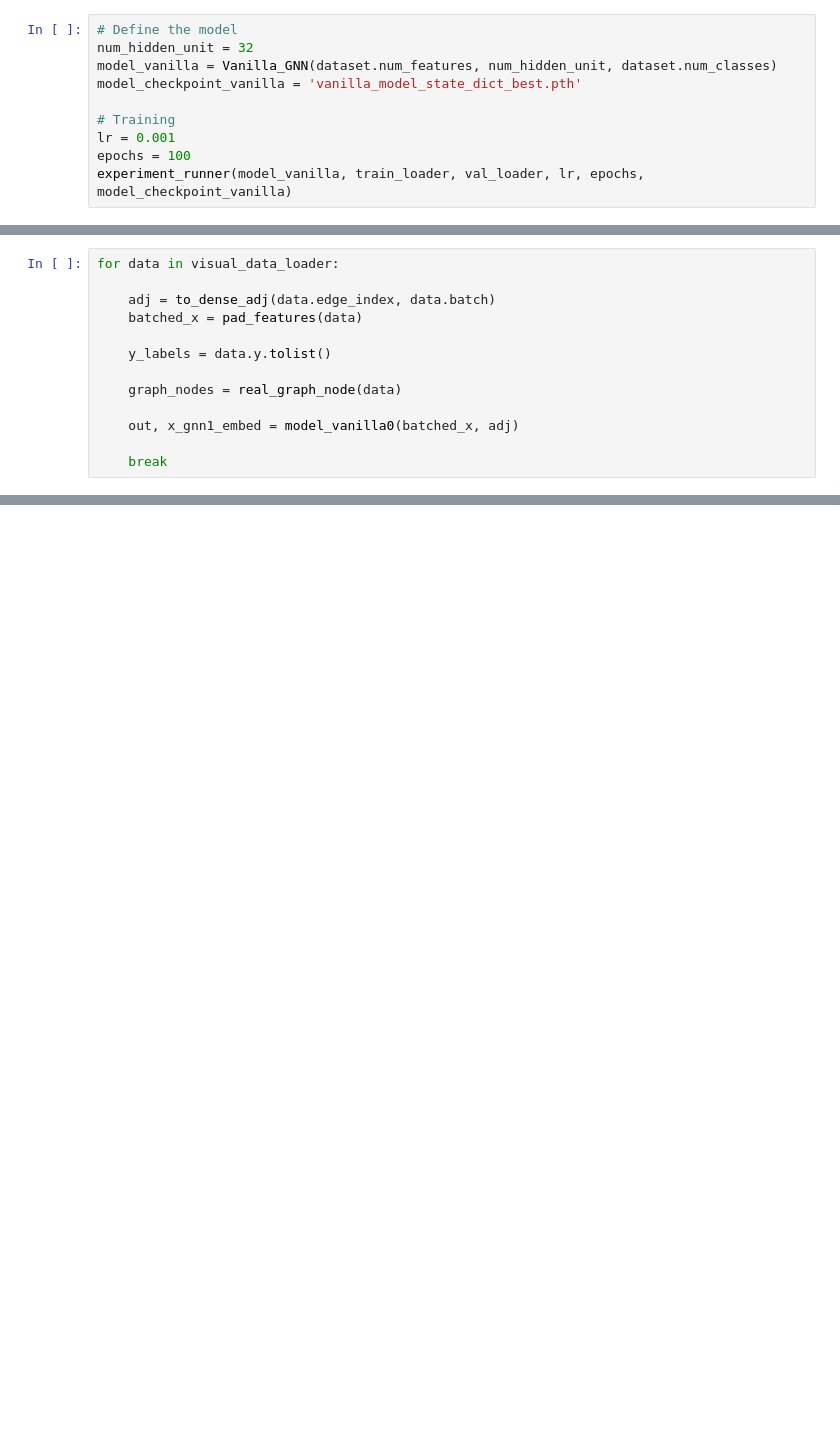
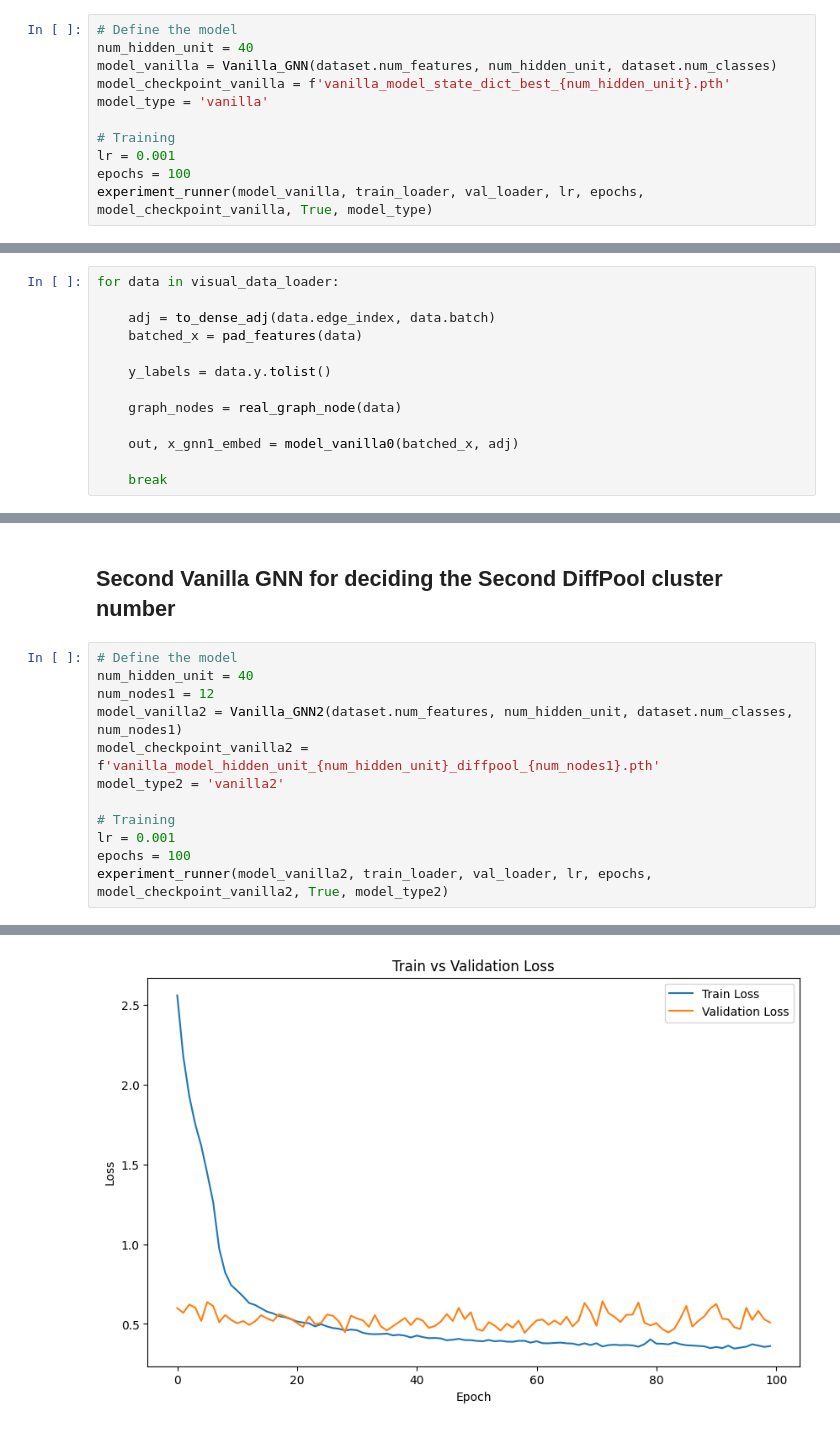
Before and after one commit to Stella-zjy/L65-GDL-project, a Jupyter notebook: CEM-VanillaGCN.ipynb, the cells around one changed output, grey strips where cells are left out. Drawn from its saved outputs; the diff is of its cells as text; blank space fills up the shorter version.

Commit message:
Add VanillaGNN2; Modify train.py to suit all model variants; Update CEM analysis

```diff
--- a/CEM-VanillaGCN.ipynb
+++ b/CEM-VanillaGCN.ipynb
@@ -44,11 +102,12 @@ Class split - Training 0: 1901 1: 1568, Validation 0: 255 1: 179, Test 0: 245 1:
 # %%
 # Define the model
-num_hidden_unit = 32
+num_hidden_unit = 40
 model_vanilla = Vanilla_GNN(dataset.num_features, num_hidden_unit, dataset.num_classes)
-model_checkpoint_vanilla = 'vanilla_model_state_dict_best.pth'
+model_checkpoint_vanilla = f'vanilla_model_state_dict_best_{num_hidden_unit}.pth'
+model_type = 'vanilla'
 
 # Training
 lr = 0.001
 epochs = 100
-experiment_runner(model_vanilla, train_loader, val_loader, lr, epochs, model_checkpoint_vanilla)
+experiment_runner(model_vanilla, train_loader, val_loader, lr, epochs, model_checkpoint_vanilla, True, model_type)
 # %% [output]
@@ -160,0 +165,15 @@ cem_plot(x_gnn1_embed, graph_nodes_enumerate, 'TSNE', 'First DiffPool')
+# %% [markdown]
+## Second Vanilla GNN for deciding the Second DiffPool cluster number
+# %%
+# Define the model
+num_hidden_unit = 40
+num_nodes1 = 12
+model_vanilla2 = Vanilla_GNN2(dataset.num_features, num_hidden_unit, dataset.num_classes, num_nodes1)
+model_checkpoint_vanilla2 = f'vanilla_model_hidden_unit_{num_hidden_unit}_diffpool_{num_nodes1}.pth'
+model_type2 = 'vanilla2'
+
+# Training
+lr = 0.001
+epochs = 100
+experiment_runner(model_vanilla2, train_loader, val_loader, lr, epochs, model_checkpoint_vanilla2, True, model_type2)
+# %% [output]
@@ -160,0 +197 @@ cem_plot(x_gnn1_embed, graph_nodes_enumerate, 'TSNE', 'First DiffPool')
+[figure, added]
```
Also changed, not shown: parts of 16 cells of this notebook, 2 other files.
